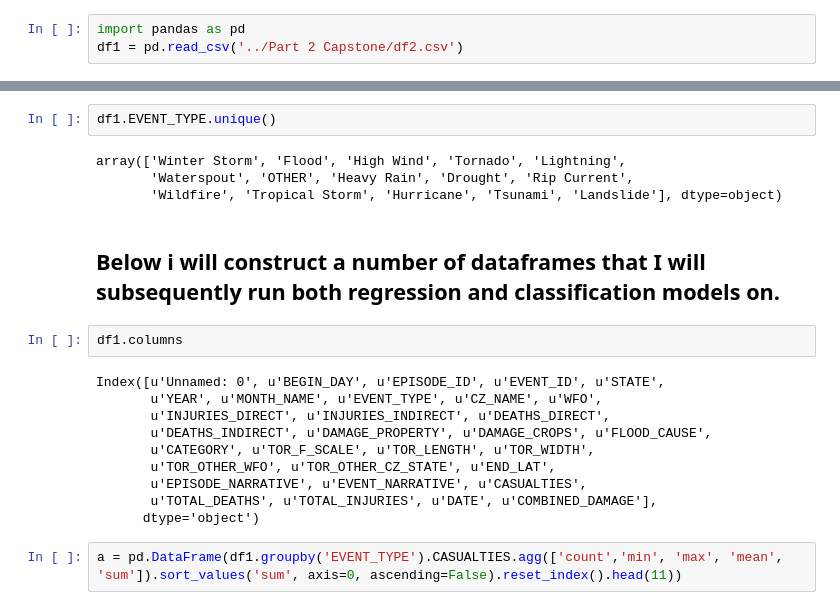
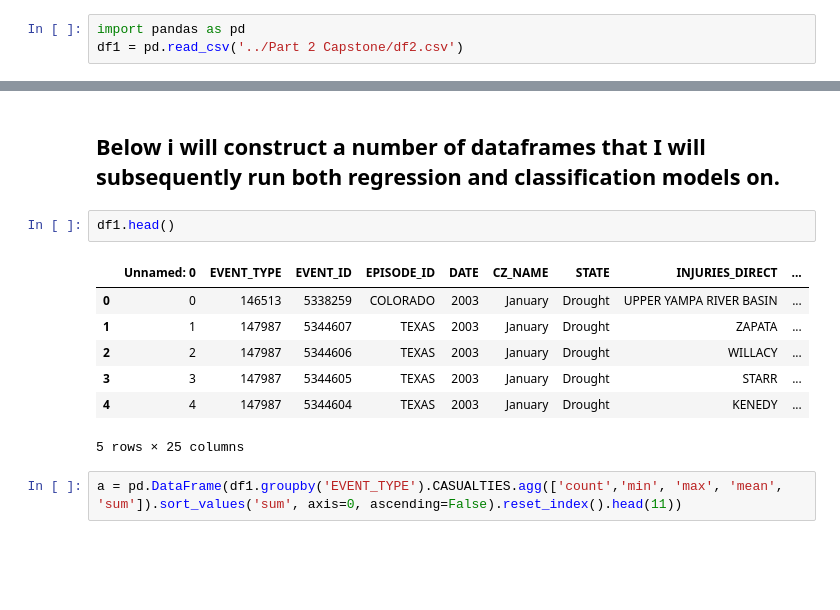
Before and after one commit to JayMichChi/JM_Capstone, a Jupyter notebook: Part 3 Capstone/Part 3 Dataframes Gotta Start Somewhere .ipynb, the cells around one changed output, grey strips where cells are left out. Drawn from its saved outputs; the diff is of its cells as text; blank space fills up the shorter version.

```diff
--- a/Part 3 Capstone/Part 3 Dataframes Gotta Start Somewhere .ipynb
+++ b/Part 3 Capstone/Part 3 Dataframes Gotta Start Somewhere .ipynb
@@ -33,25 +33,17 @@ df1.shape
-# %%
-df1.EVENT_TYPE.unique()
-# %% [output]
-array(['Winter Storm', 'Flood', 'High Wind', 'Tornado', 'Lightning',
-       'Waterspout', 'OTHER', 'Heavy Rain', 'Drought', 'Rip Current',
-       'Wildfire', 'Tropical Storm', 'Hurricane', 'Tsunami', 'Landslide'], dtype=object)
 # %% [markdown]
 
 
 ## Below i will construct a number of dataframes that I will subsequently run both regression and classification models on.
 # %%
-df1.columns
+df1.head()
 # %% [output]
+|  | Unnamed: 0 | EVENT_TYPE | EVENT_ID | EPISODE_ID | DATE | CZ_NAME | STATE | INJURIES_DIRECT | ... |
+| 0 | 0 | 146513 | 5338259 | COLORADO | 2003 | January | Drought | UPPER YAMPA RIVER BASIN | ... |
+| 1 | 1 | 147987 | 5344607 | TEXAS | 2003 | January | Drought | ZAPATA | ... |
+| 2 | 2 | 147987 | 5344606 | TEXAS | 2003 | January | Drought | WILLACY | ... |
+| 3 | 3 | 147987 | 5344605 | TEXAS | 2003 | January | Drought | STARR | ... |
+| 4 | 4 | 147987 | 5344604 | TEXAS | 2003 | January | Drought | KENEDY | ... |
-Index([u'Unnamed: 0', u'BEGIN_DAY', u'EPISODE_ID', u'EVENT_ID', u'STATE',
-       u'YEAR', u'MONTH_NAME', u'EVENT_TYPE', u'CZ_NAME', u'WFO',
-       u'INJURIES_DIRECT', u'INJURIES_INDIRECT', u'DEATHS_DIRECT',
-       u'DEATHS_INDIRECT', u'DAMAGE_PROPERTY', u'DAMAGE_CROPS', u'FLOOD_CAUSE',
-       u'CATEGORY', u'TOR_F_SCALE', u'TOR_LENGTH', u'TOR_WIDTH',
-       u'TOR_OTHER_WFO', u'TOR_OTHER_CZ_STATE', u'END_LAT',
-       u'EPISODE_NARRATIVE', u'EVENT_NARRATIVE', u'CASUALTIES',
-       u'TOTAL_DEATHS', u'TOTAL_INJURIES', u'DATE', u'COMBINED_DAMAGE'],
-      dtype='object')
+5 rows × 25 columns
 # %%
 a = pd.DataFrame(df1.groupby('EVENT_TYPE').CASUALTIES.agg(['count','min', 'max', 'mean', 'sum']).sort_values('sum', axis=0, ascending=False).reset_index().head(11))
 # %%
```
Also changed, not shown: parts of 28 cells of this notebook, 2 other files.
